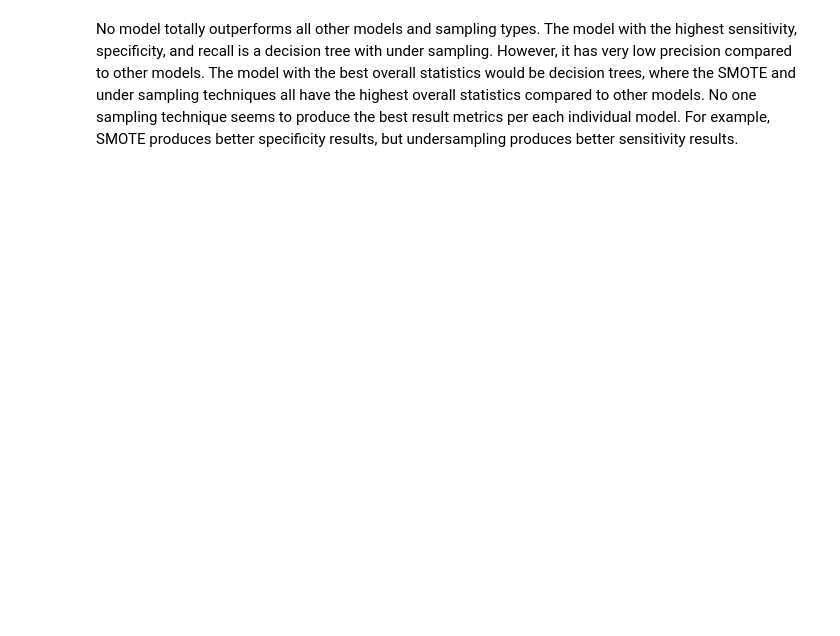
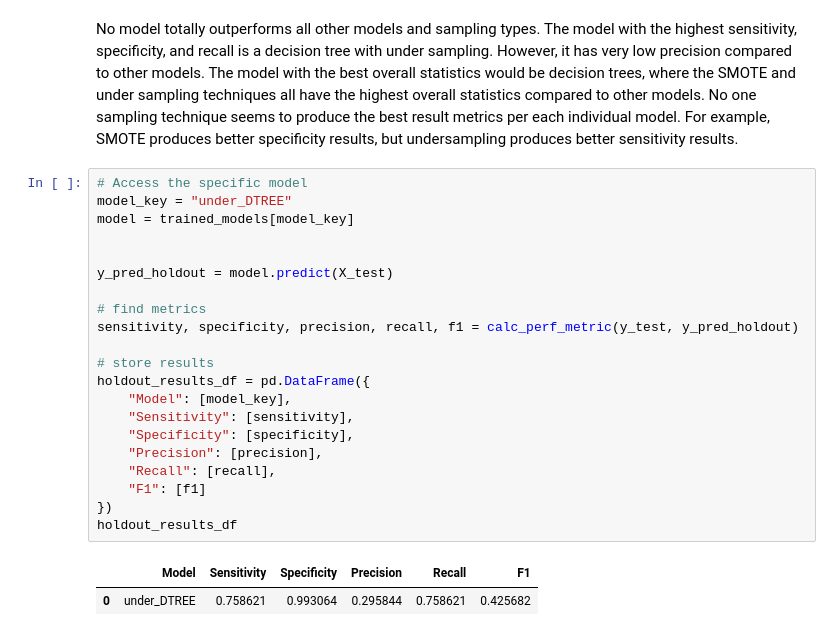
Before and after one commit to kp6000/ML441B, a Jupyter notebook: Classwork_Sec_1_Week_5_ML.ipynb, the cells around one changed output. Drawn from its saved outputs; the diff is of its cells as text; blank space fills up the shorter version.

```diff
--- a/Classwork_Sec_1_Week_5_ML.ipynb
+++ b/Classwork_Sec_1_Week_5_ML.ipynb
@@ -277,2 +270,26 @@ results_df
 # %% [markdown]
 No model totally outperforms all other models and sampling types. The model with the highest sensitivity, specificity, and recall is a decision tree with under sampling. However, it has very low precision compared to other models. The model with the best overall statistics would be decision trees, where the SMOTE and under sampling techniques all have the highest overall statistics compared to other models. No one sampling technique seems to produce the best result metrics per each individual model. For example, SMOTE produces better specificity results, but undersampling produces better sensitivity results.
+# %%
+# Access the specific model
+model_key = "under_DTREE"
+model = trained_models[model_key]
+
+
+y_pred_holdout = model.predict(X_test)
+
+# find metrics
+sensitivity, specificity, precision, recall, f1 = calc_perf_metric(y_test, y_pred_holdout)
+
+# store results
+holdout_results_df = pd.DataFrame({
+    "Model": [model_key],
+    "Sensitivity": [sensitivity],
+    "Specificity": [specificity],
+    "Precision": [precision],
+    "Recall": [recall],
+    "F1": [f1]
+})
+holdout_results_df
+# %% [output]
+|  | Model | Sensitivity | Specificity | Precision | Recall | F1 |
+| 0 | under_DTREE | 0.758621 | 0.993064 | 0.295844 | 0.758621 | 0.425682 |
```
Also changed, not shown: parts of 15 cells of this notebook.
